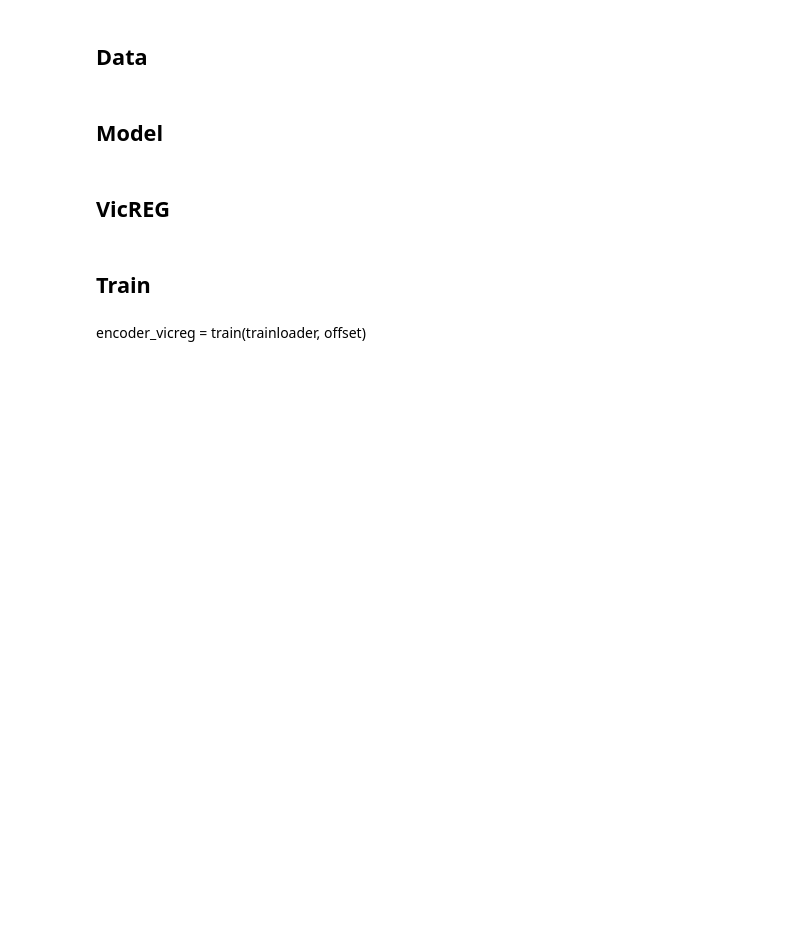
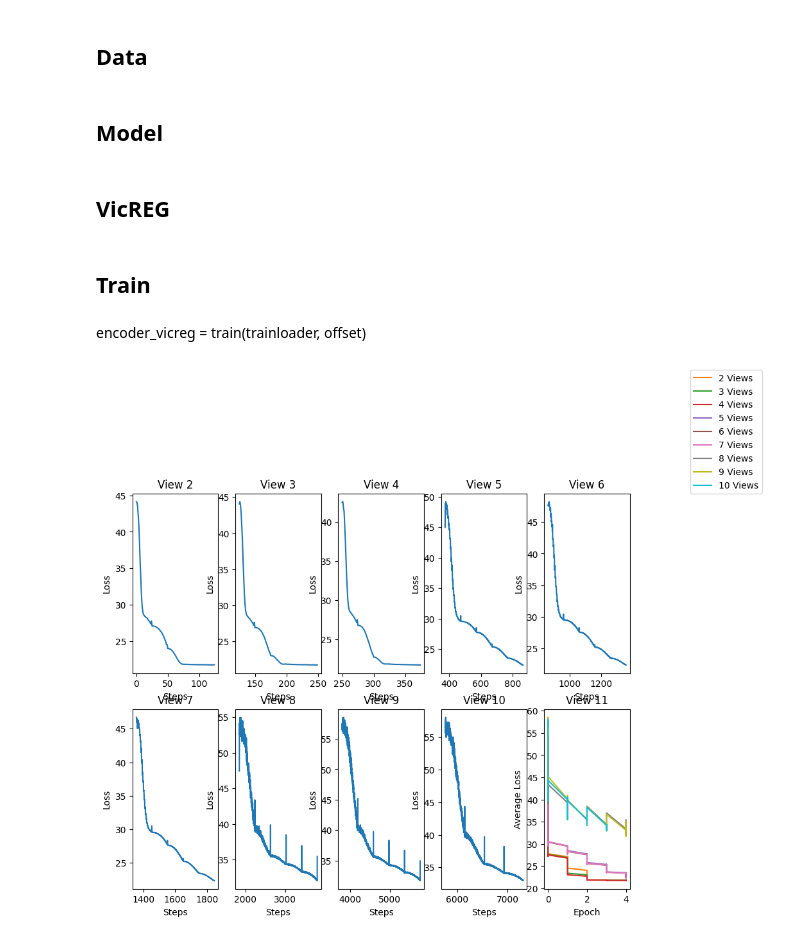
Before and after one commit to David-Drexlin/VICReg-BarlowTwins-Ablation-Study, a Jupyter notebook: Exploratory.ipynb, the cells around one changed output. Cells and saved outputs as stored; diff of their text form; code cells hidden in the pictures; blank space fills up the shorter version.

Commit message:
train longer

```diff
--- a/Exploratory.ipynb
+++ b/Exploratory.ipynb
@@ -58,7 +57,7 @@ num_classes = 10
 
 #trainset = torchvision.datasets.MNIST(root='./data', train=True, download=True)
 trainset = torchvision.datasets.CIFAR10(root='./data', train=True, download=True)
-trainset.transform = ViewTransform(num_views)
+trainset.transform = ViewTransform(2)
 trainloader = torch.utils.data.DataLoader(trainset, batch_size=batch_size, shuffle=True, num_workers=num_workers)
 
 #linear_trainset = trainset = torchvision.datasets.CIFAR10(root='./data', train=True, download=True, transform=linear_transform)
@@ -162,10 +161,6 @@ def train(trainset, offset):
 
     starttime = time.time()
 
-    os.makedirs('logs', exist_ok=True)
-    os.makedirs('models', exist_ok=True)
-    logging.basicConfig(filename=f'logs/b:{batch_size}_v:{num_views}.log', filemode='w', level=logging.INFO)
-
     for i in range(epochs):
         losses = []
         for step, (X, _) in tqdm(enumerate(trainloader), total=epochs*len(trainloader)):
@@ -180,7 +175,7 @@ def train(trainset, offset):
                 Z.append(model(xi))
 
             loss = VIC_Reg(Z)
-            logging.info('%s ,Epoch: %d, Step: %d, Loss: %.3f, Elapsed: %d, views: %d', time.strftime('%Y-%m-%d %H:%M:%S', time.localtime(time.time())), i, step, loss, starttime-time.time(), num_views)
+            logging.info('%s ,Epoch: %d, Step: %d, Loss: %.3f, Elapsed: %d, View: %d', time.strftime('%Y-%m-%d %H:%M:%S', time.localtime(time.time())), i, step, loss, starttime-time.time(), len(Z))
 
             if step % offset == 0:
                 loss.backward()
@@ -191,7 +186,7 @@ def train(trainset, offset):
         print(f"Epoch: {i}, loss: {np.mean(losses)}")
         #DL 1 Homework 1
 
-        torch.save(encoder.state_dict(), f'models/VicReg/model_{num_views}_{batch_size}_epoch_{i}.pt')
+        torch.save(encoder.state_dict(), f'models/VicReg/model_{len(Z)}_{batch_size}_epoch_{i}.pt')
 
     return encoder
 # %% [markdown]
@@ -225,3 +226,42 @@ for i in tqdm(range(2,17)):
                 trainloader = torch.utils.data.DataLoader(trainset, batch_size=batch_size, shuffle=True)
             else:
                 raise e
+# %%
+df = pd.read_csv("logs/b_2048_v_2.log", delimiter=',', header=None)
+columns = ["Info", "Epoch", "Step", "Loss", "Elapsed", "Views"]
+df.columns = columns
+df["Epoch"] = df["Epoch"].str.extract(r"(\d+)", expand=False).astype(int)
+df["Step"] = df["Step"].str.extract(r"(\d+)", expand=False).astype(int)
+df["Loss"] = df["Loss"].str.extract(r"(\d+\.\d+)", expand=False).astype(float)
+df["Elapsed"] = df["Elapsed"].str.extract(r"(\d+)", expand=False).astype(float)
+df["Views"] = df["Views"].str.extract(r"(\d+)", expand=False).astype(int)
+# %%
+fig, axes = plt.subplots(nrows=2, ncols=5, figsize=(10, 8))
+
+for i, ax in enumerate(axes.flatten()):
+    grouped_data = df[df["Views"] == i+2]
+    #grouped_data = grouped_data.groupby("Epoch").agg({"Loss": "mean"}).reset_index()
+    ax.plot(grouped_data["Loss"])
+    ax.set_xlabel("Steps")
+    ax.set_ylabel("Loss")
+    ax.set_title(f"View {i+2}")
+
+for i in range(2,num_views+1):
+    grouped_data = df[df["Views"] == i]
+    #grouped_data.groupby("Epoch").agg({"Loss": "mean"}).reset_index()
+    ax.plot(grouped_data["Epoch"], grouped_data["Loss"],label=f"{i} Views")
+    ax.set_xlabel("Epoch")
+    ax.set_ylabel("Average Loss")
+
+
+# Get the handles and labels from the plots
+handles, labels = ax.get_legend_handles_labels()
+
+# Place the legend outside the plot
+plt.figlegend(handles, labels, loc='center', bbox_to_anchor=(1.05, 1))
+
+plt.xlabel("Epoch")
+plt.ylabel("Average Loss")
+plt.show()
+# %% [output]
+[figure, added]
```
Also changed, not shown: parts of 5 cells of this notebook.
